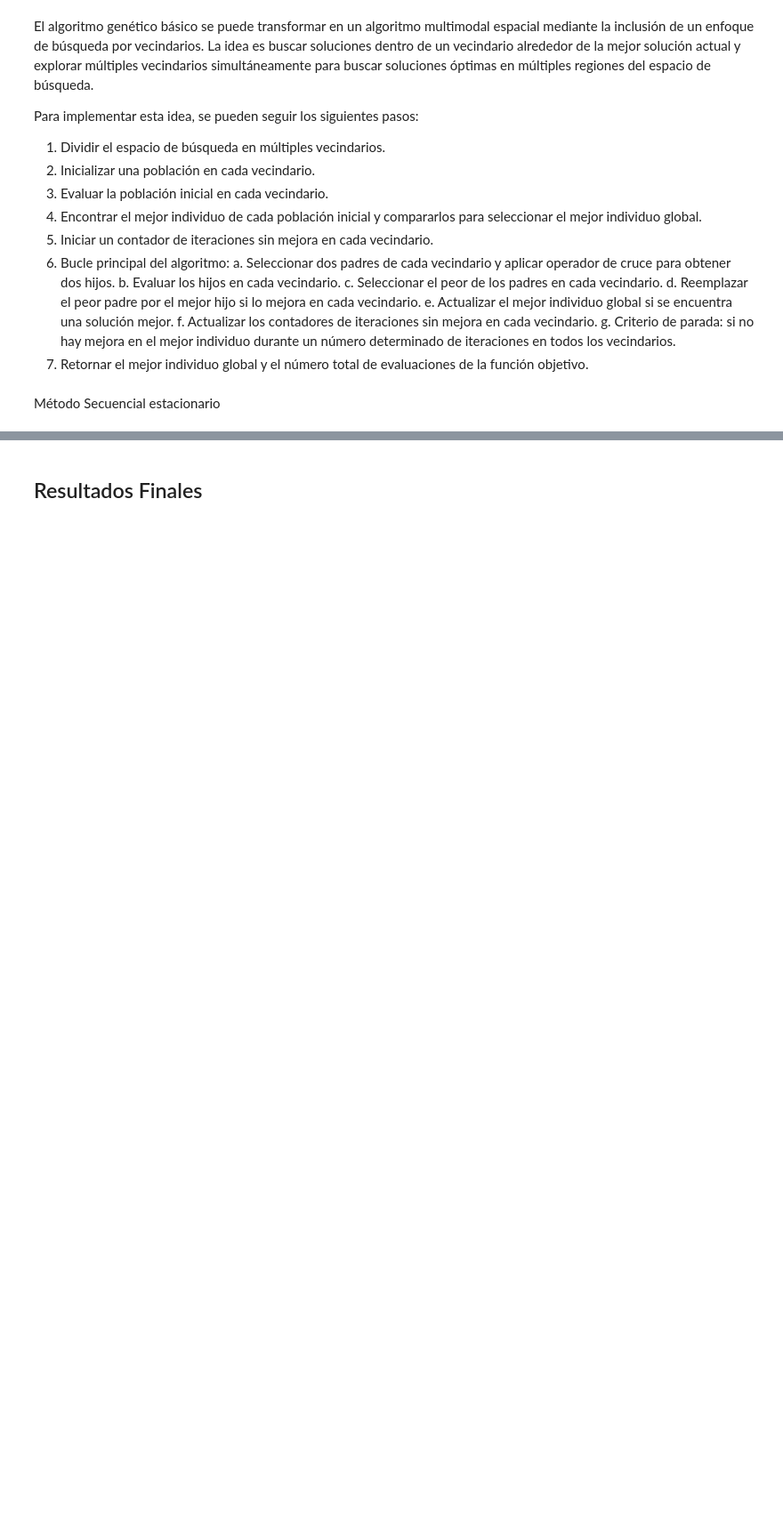
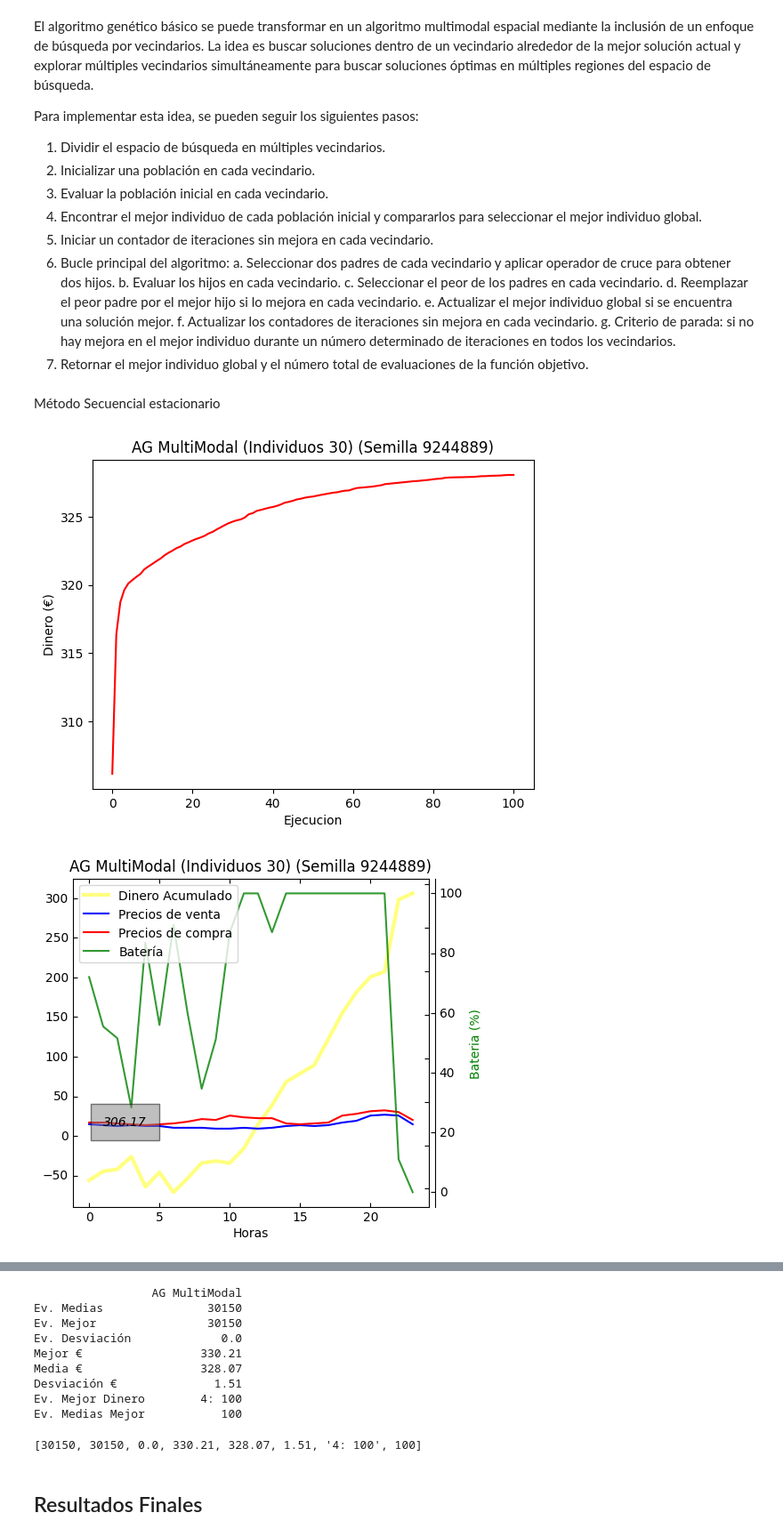
Before and after one commit to GrunCrow/Optimization_Solar_Plant, a Jupyter notebook: 3_Genetic_Algorithms/3_genetic_algorithms.ipynb, the cells around one changed output, grey strips where cells are left out. Shown at 89% size. Saved outputs shown, nothing was run; the diff lists cells and outputs as text; code cells hidden in the pictures; blank space fills up the shorter version.

Commit message:
3_genetic_algorithms Multimodal finished

```diff
--- a/3_Genetic_Algorithms/3_genetic_algorithms.ipynb
+++ b/3_Genetic_Algorithms/3_genetic_algorithms.ipynb
@@ -980,10 +980,10 @@ def algoritmo_genetico_multimodal(n_individuos, max_iteraciones, max_iteraciones
 
         # Evaluar los hijos mutados en cada vecindario y actualizar contador de evaluaciones
         evaluaciones_hijos = [[[[] for i in range(2)] for i in range(n_individuos)] for i in range(n_nichos)]
-        for i, poblacion_hijos in enumerate(hijos):
-            for conjunto_hijos in poblacion_hijos:
-                for hijo in conjunto_hijos:
-                    evaluaciones_hijos[i].append(funcion_evaluacion(hijo))
+        for i, poblacion_hijos in enumerate(hijos): # n_nichos
+            for j, conjunto_hijos in enumerate(poblacion_hijos): # n_individuos
+                for k, hijo in enumerate(conjunto_hijos): # 2
+                    evaluaciones_hijos[i][j][k] = funcion_evaluacion(hijo)
                     contador_evaluaciones += 1
         # evaluaciones_hijos = [[funcion_evaluacion(individuo) for individuo in poblacion] for poblacion in hijos]
         # contador_evaluaciones += sum([len(poblacion) for poblacion in hijos])
@@ -994,12 +994,17 @@ def algoritmo_genetico_multimodal(n_individuos, max_iteraciones, max_iteraciones
             for j in range(n_individuos):
                 if j not in indices_peores:
                     continue
-                peor_individuo = poblaciones[i][j]
-                peor_evaluacion = evaluaciones[i][j]
-                indice_reemplazo = evaluaciones_hijos[i].index(max(evaluaciones_hijos[i]))
+                # peor_individuo = poblaciones[i][j]
+                # peor_evaluacion = evaluaciones[i][j]
+                evaluaciones_hijos_i = []
+                for conjunto_hijos in evaluaciones_hijos[i]:
+                    evaluaciones_hijos_i += conjunto_hijos
+                indice_reemplazo = evaluaciones_hijos_i.index(max(evaluaciones_hijos_i))
+                indice_conjunto = indice_reemplazo // 2
+                indice_hijo = indice_reemplazo % 2
                 # Reemplazar peor individuo en vecindario i con mejor hijo mutado
-                poblaciones[i][j] = hijos[i][indice_reemplazo]
-                evaluaciones[i][j] = evaluaciones_hijos[i][indice_reemplazo]
+                poblaciones[i][j] = hijos[i][indice_conjunto][indice_hijo]
+                evaluaciones[i][j] = evaluaciones_hijos[i][indice_conjunto][indice_hijo]
                 iters_sin_mejora[i] = 0
 
         # Actualizar contador de iteraciones sin mejora en cada vecindario
@@ -1010,32 +1015,35 @@ def algoritmo_genetico_multimodal(n_individuos, max_iteraciones, max_iteraciones
                 iters_sin_mejora[i] = 0
 
         # Verificar si se ha alcanzado el número máximo de iteraciones sin mejora en algún vecindario
         if max(iters_sin_mejora) >= max_iteraciones_sin_mejora:
             break
 
         # Encontrar el mejor individuo global después de reemplazar los peores individuos
         valor_mejor_individuo = float("-inf")
         for i in range(n_nichos):
             valor_mejor_local = max(evaluaciones[i])
             if valor_mejor_local > valor_mejor_individuo:
                 mejor_local = poblaciones[i][evaluaciones[i].index(max(evaluaciones[i]))]
                 valor_mejor_individuo = valor_mejor_local
                 valor_mejor_individuo = valor_mejor_local
         totales_soluciones.append(valor_mejor_individuo)
 
     # Devolver mejor solución encontrada y evaluaciones totales
-    return mejor_individuo, totales_soluciones, contador_evaluaciones
+    return mejor_individuo, contador_evaluaciones, totales_soluciones
 
 
 n_individuos= 30
-max_iteraciones = 2000
+max_iteraciones = 100
 max_iteraciones_sin_mejora = float("inf")
 porcentaje_torneo = 0.4
 n_nicho = 5
 radio = 10
 
 parametros = [n_individuos, max_iteraciones, max_iteraciones_sin_mejora, porcentaje_torneo, n_nicho, radio]
 
 algorithm_name = algoritmo_genetico_multimodal_name
 
 evaluar_algoritmo(algorithm_name, parametros)
+# %% [output]
+[figure, added]
+[figure, added]
@@ -1042,3 +1058,13 @@ evaluar_algoritmo(algorithm_name, parametros)
+                 AG MultiModal
+Ev. Medias               30150
+Ev. Mejor                30150
+Ev. Desviación             0.0
+Mejor €                 330.21
+Media €                 328.07
+Desviación €              1.51
+Ev. Mejor Dinero        4: 100
+Ev. Medias Mejor           100
+[30150, 30150, 0.0, 330.21, 328.07, 1.51, '4: 100', 100]
 # %%
 n_individuos= 30
 max_iteraciones = 2000
```
Also changed, not shown: parts of 1 cell of this notebook.
